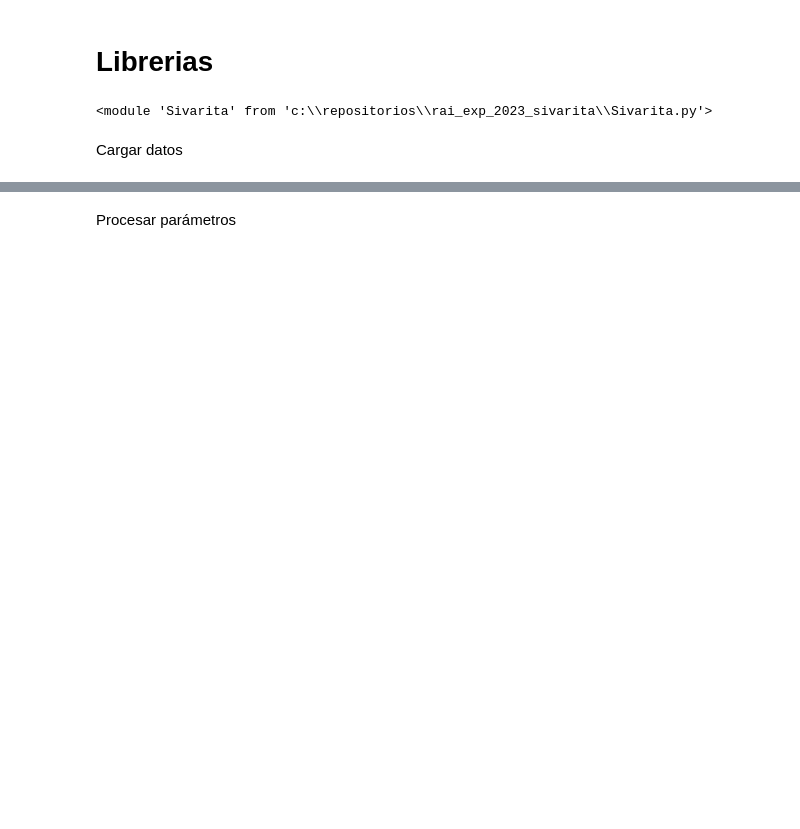
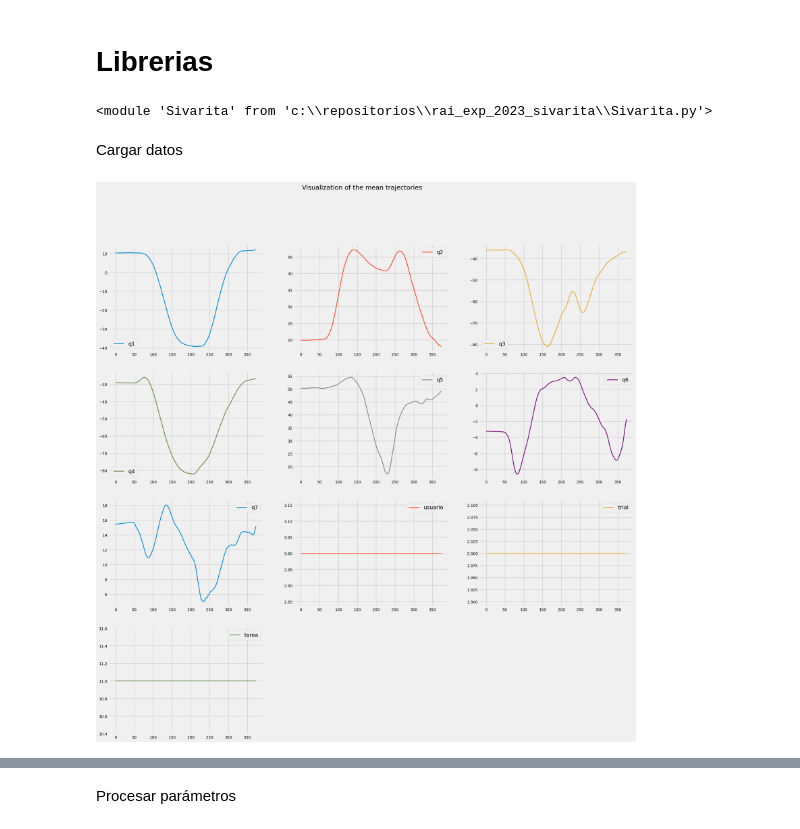
Before and after one commit to RaulMB94/rai_exp_2023_sivarita, a Jupyter notebook: rai_exp_2023_sivarita.ipynb, the cells around one changed output, grey strips where cells are left out. Saved outputs shown, nothing was run; the diff lists cells and outputs as text; code cells hidden in the pictures; blank space fills up the shorter version.

```diff
--- a/rai_exp_2023_sivarita.ipynb
+++ b/rai_exp_2023_sivarita.ipynb
@@ -28,4 +29,30 @@ importlib.reload(Sivarita)
 <module 'Sivarita' from 'c:\\repositorios\\rai_exp_2023_sivarita\\Sivarita.py'>
 # %% [markdown]
 Cargar datos
+# %%
+#Datos trayectorias usuarios sanos
+df_csv =  pd.read_csv('./tareas/tarea_12.csv')
+df_csv = df_csv.drop(columns=['ts'])
+
+
+df_csv['q1'] = df_csv['q1'].multiply(180 / np.pi)
+df_csv['q2'] = df_csv['q2'].multiply(180 / np.pi)
+df_csv['q3'] = df_csv['q3'].multiply(180 / np.pi)
+df_csv['q4'] = df_csv['q4'].multiply(180 / np.pi)
+df_csv['q5'] = df_csv['q5'].multiply(180 / np.pi)
+df_csv['q6'] = df_csv['q6'].multiply(180 / np.pi)
+df_csv['q7'] = df_csv['q7'].multiply(180 / np.pi)
+
+# Plot the time series
+plt.style.use('fivethirtyeight')
+df_csv.plot(subplots=True,
+        layout=(4, 3),
+        figsize=(22,22),
+        fontsize=10,
+        linewidth=2,
+        sharex=False,
+        title='Visualization of the mean trajectories')
+plt.show()
+# %% [output]
+[figure, added]
 # %%
```
Also changed, not shown: parts of 4 cells of this notebook, 3 other files.
